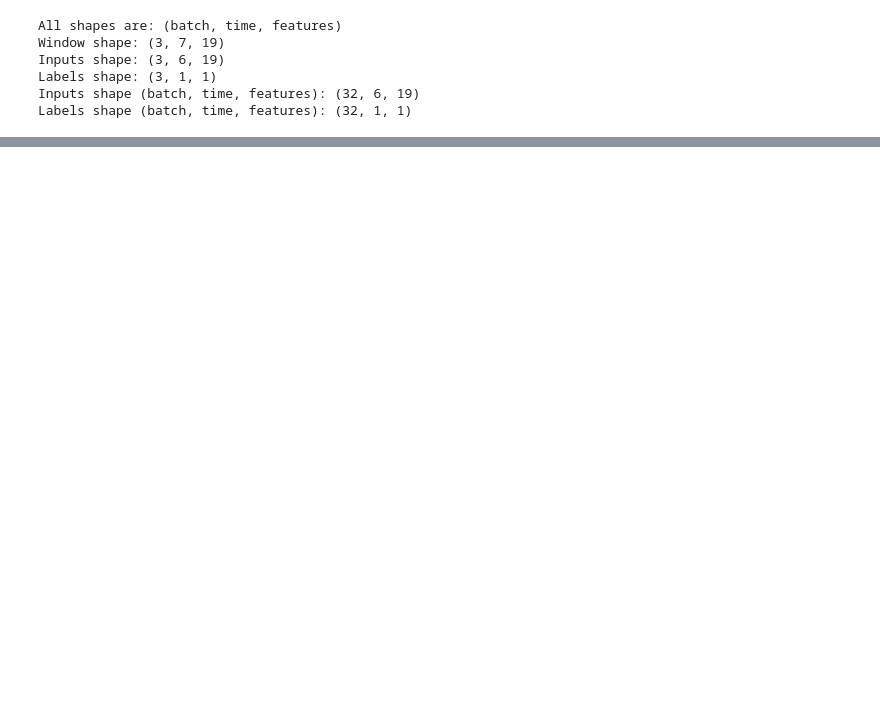
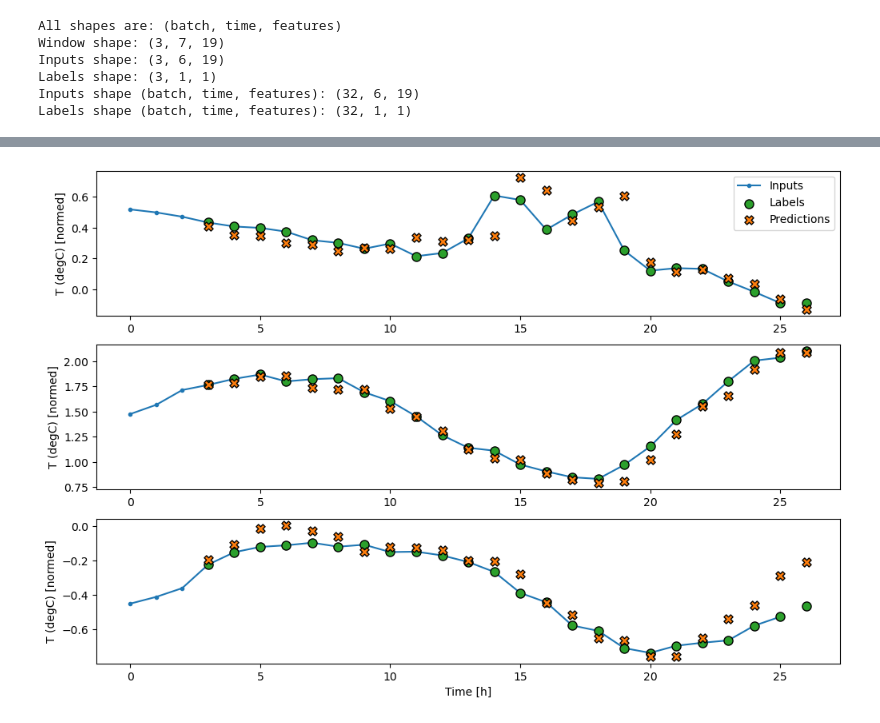
Before and after one commit to BrandonStreets-Mcleod/dissertation-test-code, a Jupyter notebook: forecasting-model-test.ipynb, the cells around one changed output, grey strips where cells are left out. Drawn from its saved outputs; the diff is of its cells as text; code cells hidden in the pictures; blank space fills up the shorter version.

```diff
--- a/forecasting-model-test.ipynb
+++ b/forecasting-model-test.ipynb
@@ -422,0 +423,25 @@ conv_window.plot(multi_step_dense)
+# %%
+conv_model = tf.keras.Sequential([
+    tf.keras.layers.Conv1D(filters=32,
+                           kernel_size=(CONV_WIDTH,),
+                           activation='relu'),
+    tf.keras.layers.Dense(units=32, activation='relu'),
+    tf.keras.layers.Dense(units=1),
+])
+
+LABEL_WIDTH = 24
+INPUT_WIDTH = LABEL_WIDTH + (CONV_WIDTH - 1)
+wide_conv_window = WindowGenerator(
+    input_width=INPUT_WIDTH,
+    label_width=LABEL_WIDTH,
+    shift=1,
+    label_columns=['T (degC)'])
+
+history = compile_and_fit(conv_model, conv_window)
+
+IPython.display.clear_output()
+val_performance['Conv'] = conv_model.evaluate(conv_window.val)
+performance['Conv'] = conv_model.evaluate(conv_window.test, verbose=0)
+
+wide_conv_window.plot(conv_model)
+# %% [output]
@@ -422,0 +449 @@ conv_window.plot(multi_step_dense)
+[figure, added]
```
Also changed, not shown: parts of 19 cells of this notebook.
